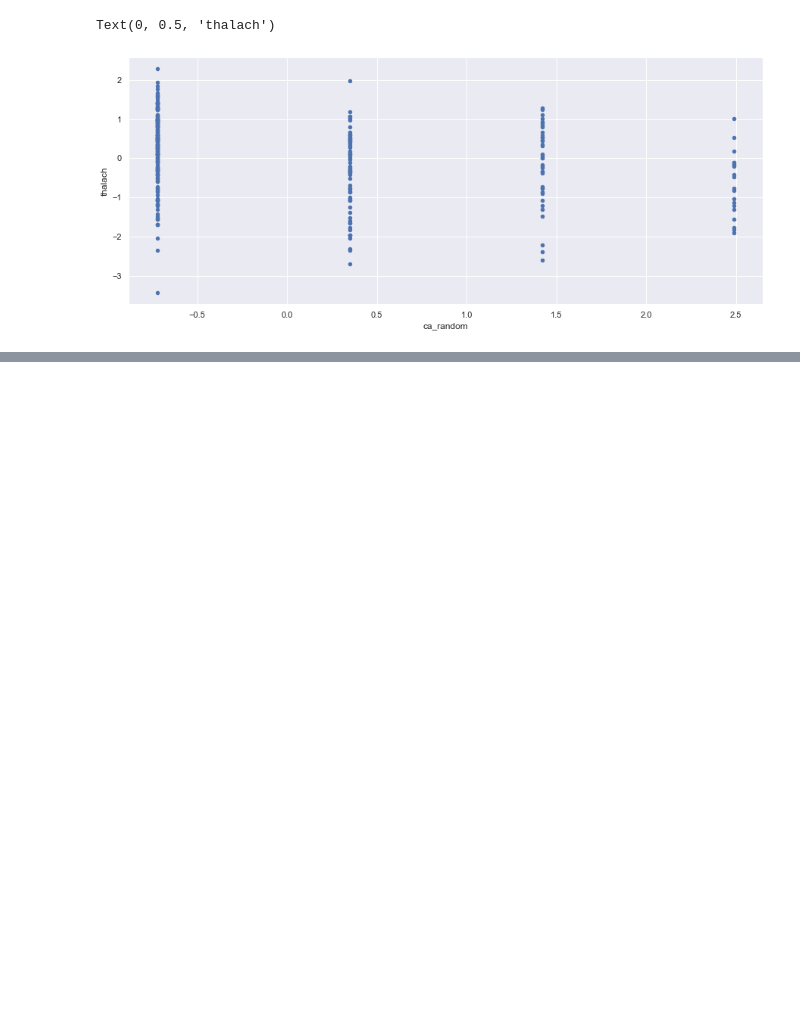
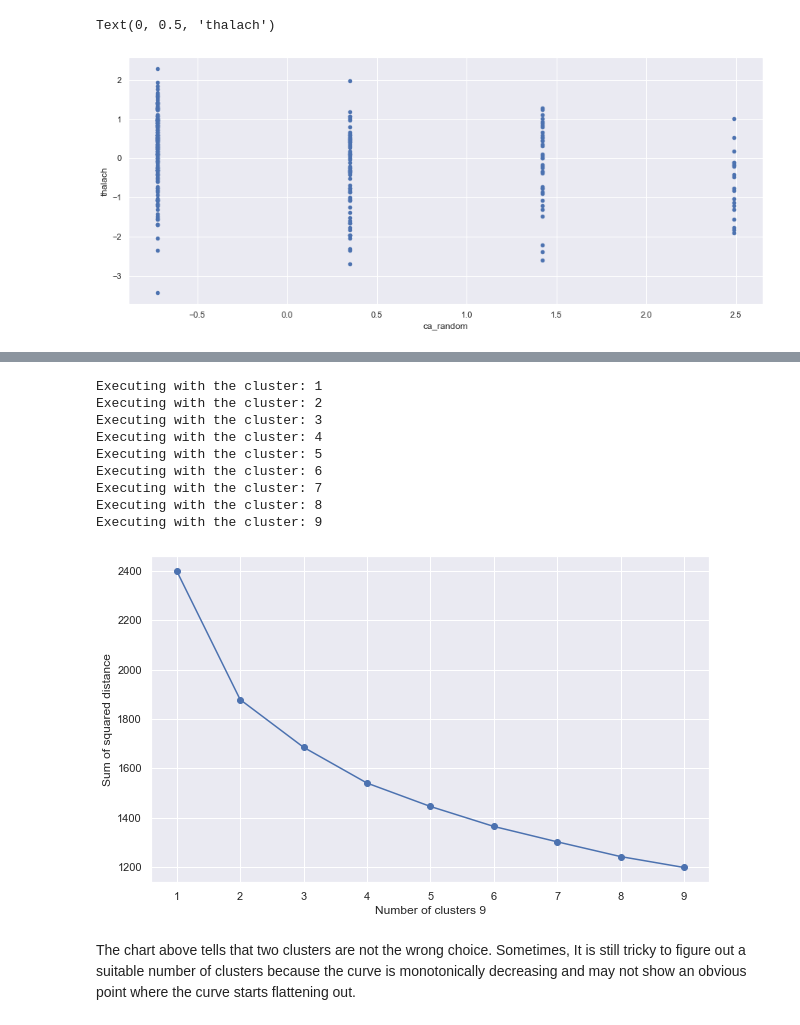
Before and after one commit to mcadac/college, a Jupyter notebook: DataScience/project-assigment/Term Project DS & ML.ipynb, the cells around one changed output, grey strips where cells are left out. Cells and saved outputs as stored; diff of their text form; code cells hidden in the pictures; blank space fills up the shorter version.

```diff
--- a/DataScience/project-assigment/Term Project DS & ML.ipynb
+++ b/DataScience/project-assigment/Term Project DS & ML.ipynb
@@ -894,0 +950,27 @@ Text(0, 0.5, 'thalach')
+# %%
+sse = []
+list_k = list(range(1, 10))
+
+for k in list_k:
+    print(f'Executing with the cluster: {k}')
+    km = KMeans(n_clusters=k)
+    km.fit(x)
+    sse.append(km.inertia_)
+
+plt.figure(figsize=(10, 6))
+plt.plot(list_k, sse, '-o')
+plt.xlabel(f'Number of clusters {k}')
+plt.ylabel('Sum of squared distance');
+# %% [output]
+Executing with the cluster: 1
+Executing with the cluster: 2
+Executing with the cluster: 3
+Executing with the cluster: 4
+Executing with the cluster: 5
+Executing with the cluster: 6
+Executing with the cluster: 7
+Executing with the cluster: 8
+Executing with the cluster: 9
+[figure, added]
+# %% [markdown]
+The chart above tells that two clusters are not the wrong choice. Sometimes, It is still tricky to figure out a suitable number of clusters because the curve is monotonically decreasing and may not show an obvious point where the curve starts flattening out.
```
Also changed, not shown: parts of 9 cells of this notebook.
